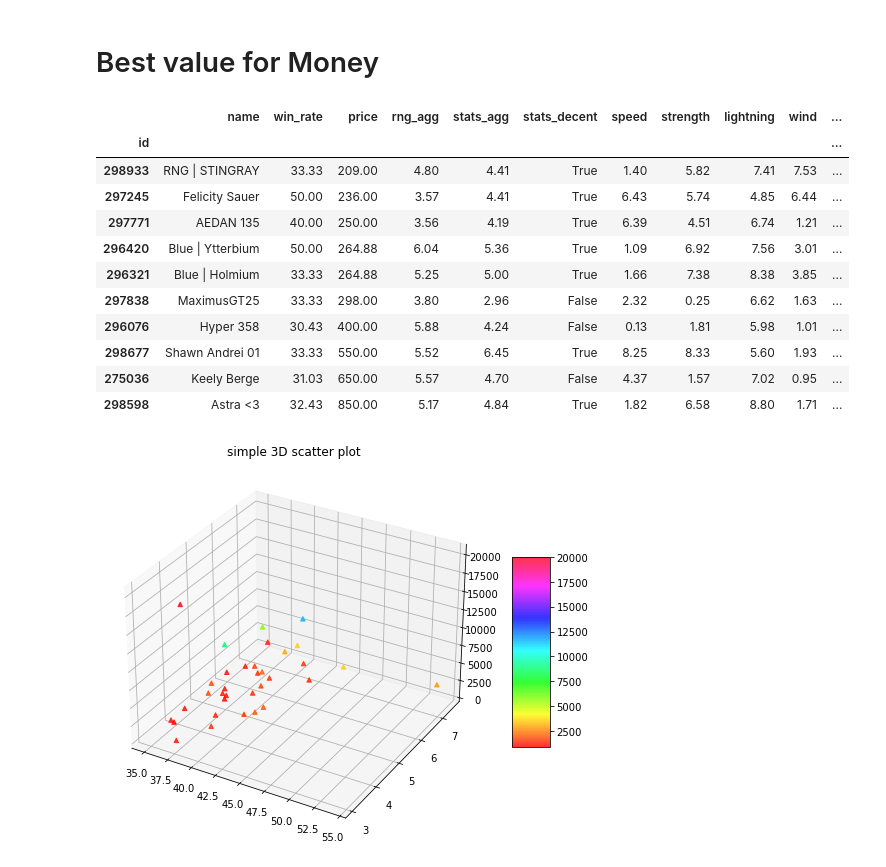
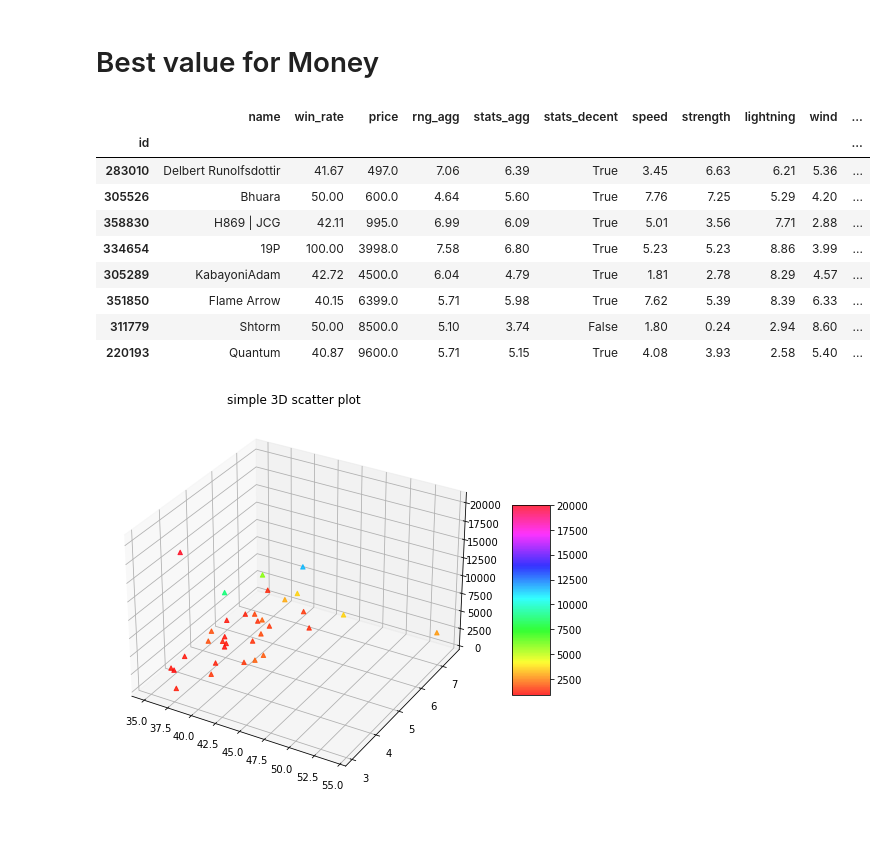
Before and after one commit to enricoaquilina/Pegaxy_research, a Jupyter notebook: Pegaxy Analysis.ipynb, the cells around one changed output. Drawn from its saved outputs; the diff is of its cells as text; code cells hidden in the pictures; blank space fills up the shorter version.

```diff
--- a/Pegaxy Analysis.ipynb
+++ b/Pegaxy Analysis.ipynb
@@ -298,29 +298,27 @@ Mean RNG Stats:       5.13
 # Best value for Money
 # %%
 df['price'] = df['price'].astype(float)
-test = df[(df['price'] <= 2000) & (df['win_rate'] > 30) & (df['gender'] == 'Female') & (df['bloodline'] == 'Hoz')  ]
+test = df[(df['price'] <= 10000) & (df['win_rate'] > 40) ]
 test = test.sort_values(by=['price'], ascending=True) #[test['stats_decent'] == True]
 test[:10]
 # df = df.dropna();
 # df[df['win_rate'] == 0]
 # df.shape;
 
 # df = df[(df['price'] <= 1300) & (df['breedTime'] == 0)]
 # df = df.sort_values(by=['rng_mean'], ascending=False);
 # df.head()
 # %% [output]
 |  | name | win_rate | price | rng_agg | stats_agg | stats_decent | speed | strength | lightning | wind | ... |
 | id |  |  |  |  |  |  |  |  |  |  | ... |
-| 298933 | RNG | STINGRAY | 33.33 | 209.00 | 4.80 | 4.41 | True | 1.40 | 5.82 | 7.41 | 7.53 | ... |
-| 297245 | Felicity Sauer | 50.00 | 236.00 | 3.57 | 4.41 | True | 6.43 | 5.74 | 4.85 | 6.44 | ... |
-| 297771 | AEDAN 135 | 40.00 | 250.00 | 3.56 | 4.19 | True | 6.39 | 4.51 | 6.74 | 1.21 | ... |
-| 296420 | Blue | Ytterbium | 50.00 | 264.88 | 6.04 | 5.36 | True | 1.09 | 6.92 | 7.56 | 3.01 | ... |
-| 296321 | Blue | Holmium | 33.33 | 264.88 | 5.25 | 5.00 | True | 1.66 | 7.38 | 8.38 | 3.85 | ... |
-| 297838 | MaximusGT25 | 33.33 | 298.00 | 3.80 | 2.96 | False | 2.32 | 0.25 | 6.62 | 1.63 | ... |
-| 296076 | Hyper 358 | 30.43 | 400.00 | 5.88 | 4.24 | False | 0.13 | 1.81 | 5.98 | 1.01 | ... |
-| 298677 | Shawn Andrei 01 | 33.33 | 550.00 | 5.52 | 6.45 | True | 8.25 | 8.33 | 5.60 | 1.93 | ... |
-| 275036 | Keely Berge | 31.03 | 650.00 | 5.57 | 4.70 | False | 4.37 | 1.57 | 7.02 | 0.95 | ... |
-| 298598 | Astra <3 | 32.43 | 850.00 | 5.17 | 4.84 | True | 1.82 | 6.58 | 8.80 | 1.71 | ... |
+| 283010 | Delbert Runolfsdottir | 41.67 | 497.0 | 7.06 | 6.39 | True | 3.45 | 6.63 | 6.21 | 5.36 | ... |
+| 305526 | Bhuara | 50.00 | 600.0 | 4.64 | 5.60 | True | 7.76 | 7.25 | 5.29 | 4.20 | ... |
+| 358830 | H869 | JCG | 42.11 | 995.0 | 6.99 | 6.09 | True | 5.01 | 3.56 | 7.71 | 2.88 | ... |
+| 334654 | 19P | 100.00 | 3998.0 | 7.58 | 6.80 | True | 5.23 | 5.23 | 8.86 | 3.99 | ... |
+| 305289 | KabayoniAdam | 42.72 | 4500.0 | 6.04 | 4.79 | True | 1.81 | 2.78 | 8.29 | 4.57 | ... |
+| 351850 | Flame Arrow | 40.15 | 6399.0 | 5.71 | 5.98 | True | 7.62 | 5.39 | 8.39 | 6.33 | ... |
+| 311779 | Shtorm | 50.00 | 8500.0 | 5.10 | 3.74 | False | 1.80 | 0.24 | 2.94 | 8.60 | ... |
+| 220193 | Quantum | 40.87 | 9600.0 | 5.71 | 5.15 | True | 4.08 | 3.93 | 2.58 | 5.40 | ... |
 # %%
 df['price'] = df['price'].astype(float)
 df["win_rate"] = df["win_rate"].astype(float)
```
Also changed, not shown: parts of 5 cells of this notebook.
